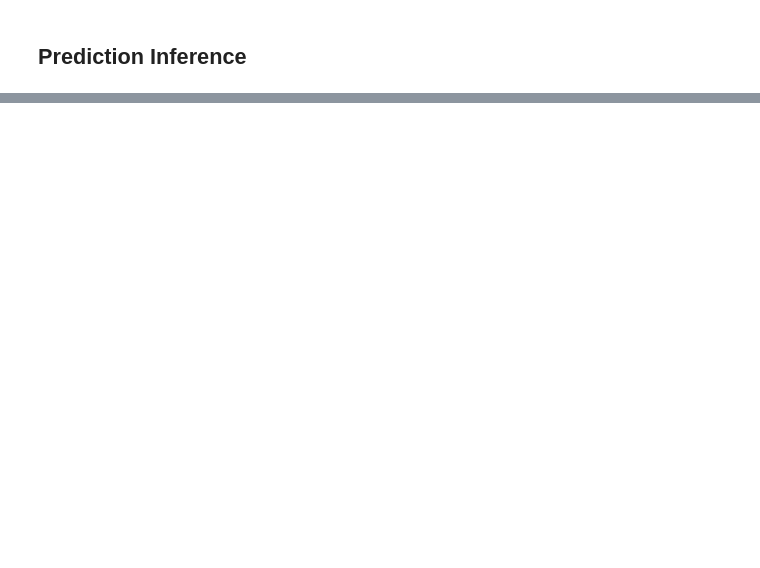
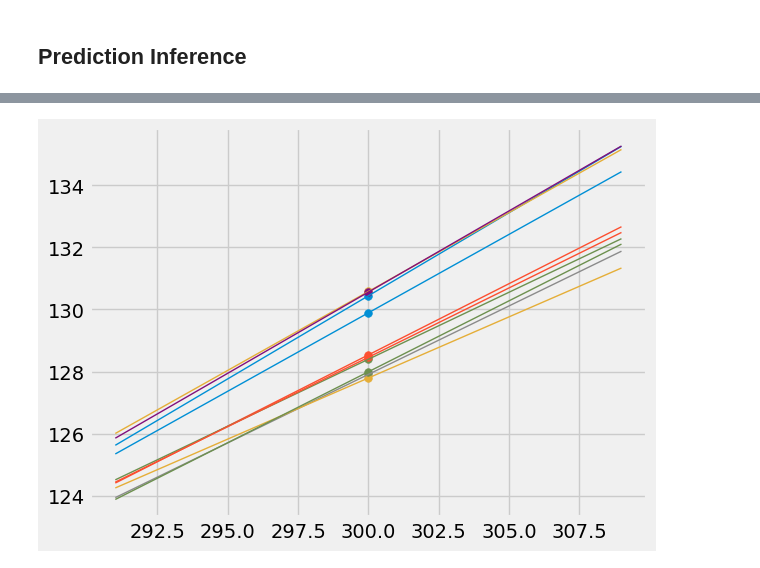
Before and after one commit to ciretorres/python, a Jupyter notebook: data8.3x/week3/sec07_regression_inference.ipynb, the cells around one changed output, grey strips where cells are left out. Saved outputs shown, nothing was run; the diff lists cells and outputs as text; code cells hidden in the pictures; blank space fills up the shorter version.

```diff
--- a/data8.3x/week3/sec07_regression_inference.ipynb
+++ b/data8.3x/week3/sec07_regression_inference.ipynb
@@ -86,0 +150,15 @@ draw_and_compare(2, -5, 1000)
+# %%
+lines = Table(['slope', 'intercept', 'at 291', 'at 300', 'at 309'])
+
+for i in range(10):
+    resample = baby.sample()
+    a = slope(resample, 'Gestational Days', 'Birth Weight')
+    b = intercept(resample, 'Gestational Days', 'Birth Weight')
+    lines.append([a, b, a * 291 + b, a * 300 + b, a * 309 + b])
+
+for i in np.arange(lines.num_rows):
+    line = lines.row(i)
+    plots.plot([291, 309], [line.item('at 291'), line.item('at 309')], lw=1)
+    plots.scatter(300, line.item('at 300'), s=30)
+# %% [output]
+[figure, added]
```
Also changed, not shown: parts of 13 cells of this notebook.
